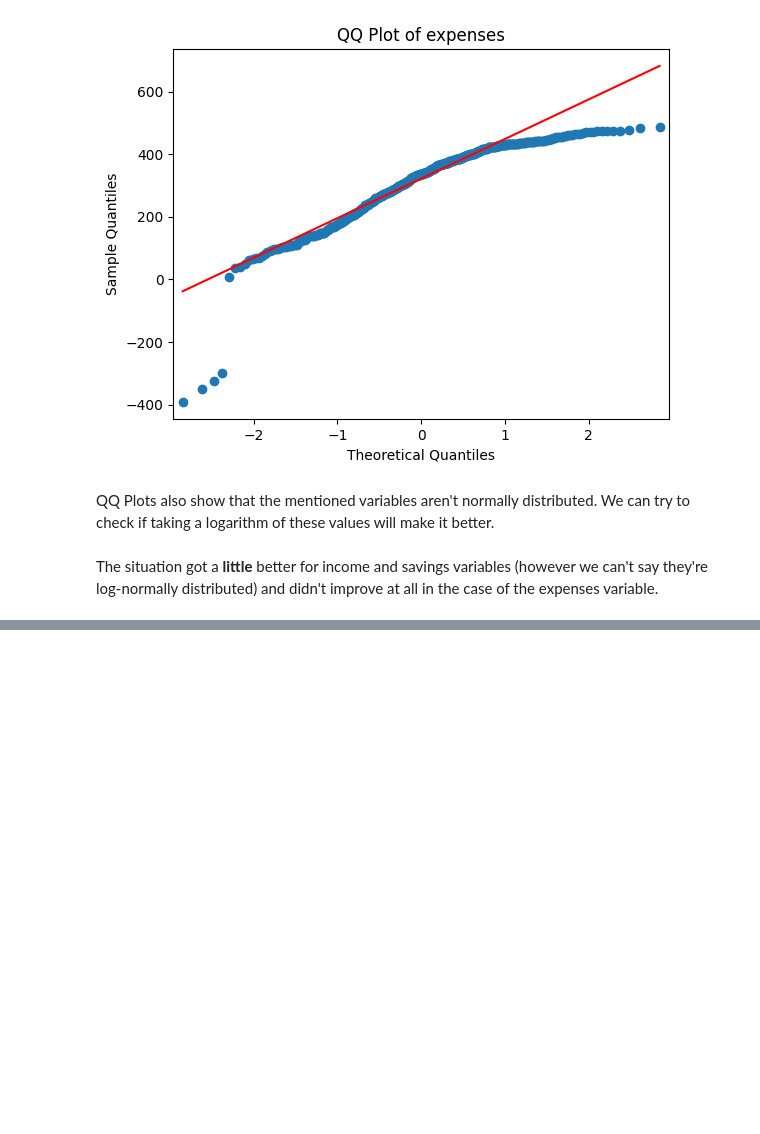
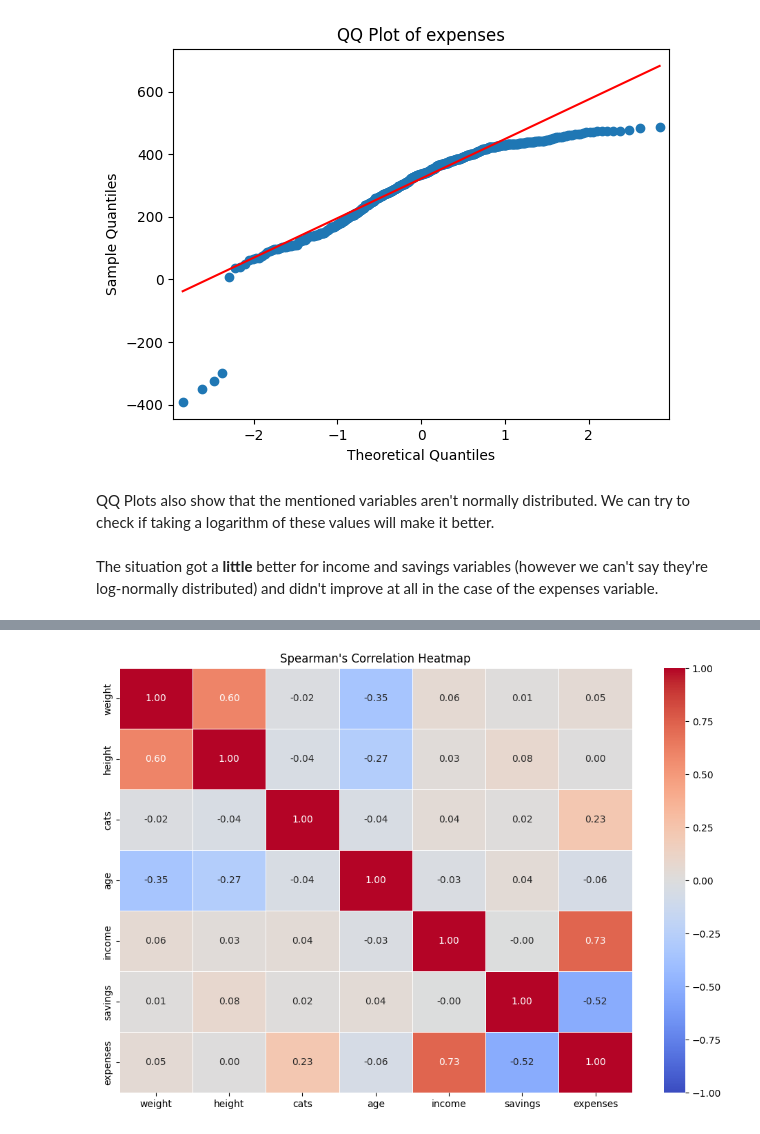
Before and after one commit to Sivvak/sml, a Jupyter notebook: hw1/SML_project1.ipynb, the cells around one changed output, grey strips where cells are left out. Drawn from its saved outputs; the diff is of its cells as text; code cells hidden in the pictures; blank space fills up the shorter version.

```diff
--- a/hw1/SML_project1.ipynb
+++ b/hw1/SML_project1.ipynb
@@ -222,0 +257,4 @@ The situation got a **little** better for income and savings variables (however
+# %%
+get_correlation_matrix(data_corr, "Spearman")
+# %% [output]
+[figure, added]
```
Also changed, not shown: parts of 15 cells of this notebook.
